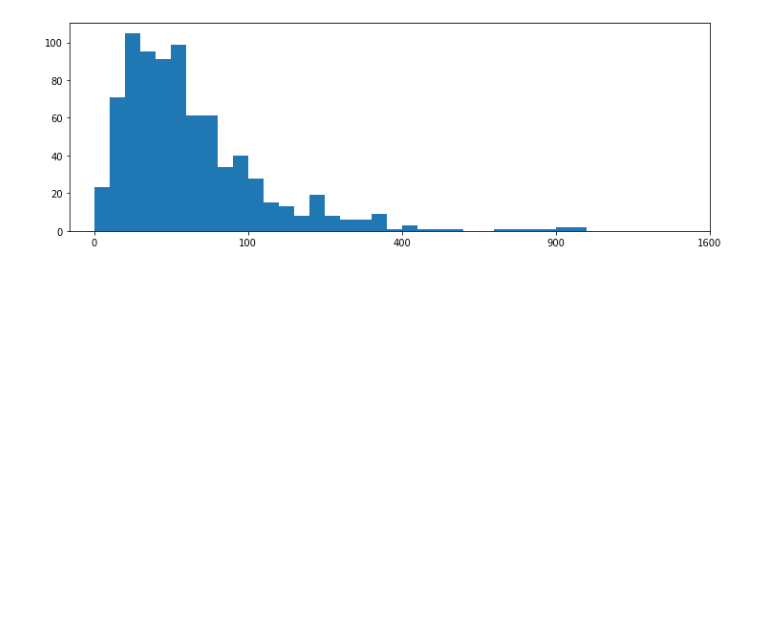
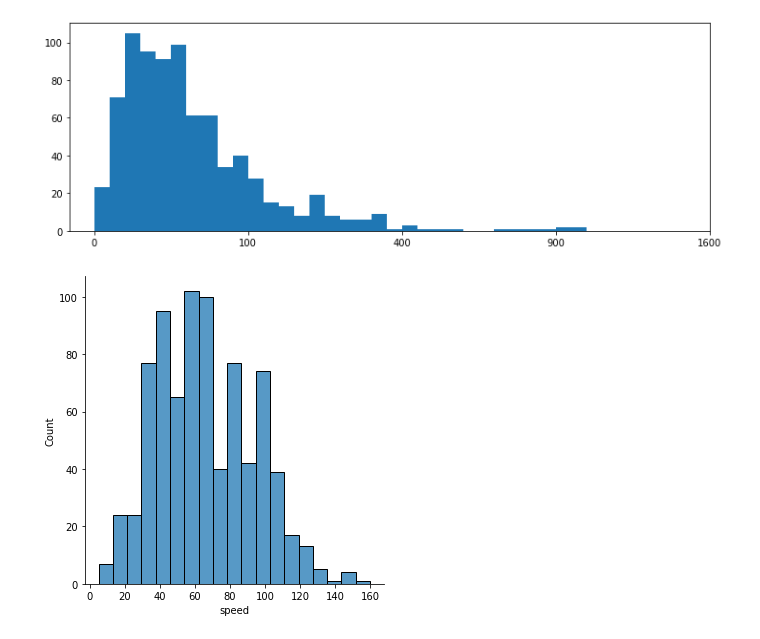
Before and after one commit to evans-osinaike/numpy-pandas-seaborn-matplotlib, a Jupyter notebook: Seaborn & MatPlotLib/matplotlib_and_seaborn.ipynb, the cells around one changed output. Cells and saved outputs as stored; diff of their text form; code cells hidden in the pictures; blank space fills up the shorter version.

```diff
--- a/Seaborn & MatPlotLib/matplotlib_and_seaborn.ipynb
+++ b/Seaborn & MatPlotLib/matplotlib_and_seaborn.ipynb
@@ -397,3 +397,8 @@ tick_locs = np.arange(0, sqrt_trans(pokemon['weight'].max())+10, 10)
 plt.xticks(tick_locs, sqrt_trans(tick_locs, inverse = True).astype(int));
 # %% [output]
 [figure]
+# %%
+
+sb.displot(pokemon['speed']);
+# %% [output]
+[figure, added]
```
Also changed, not shown: parts of 3 cells of this notebook, 3 other files.
